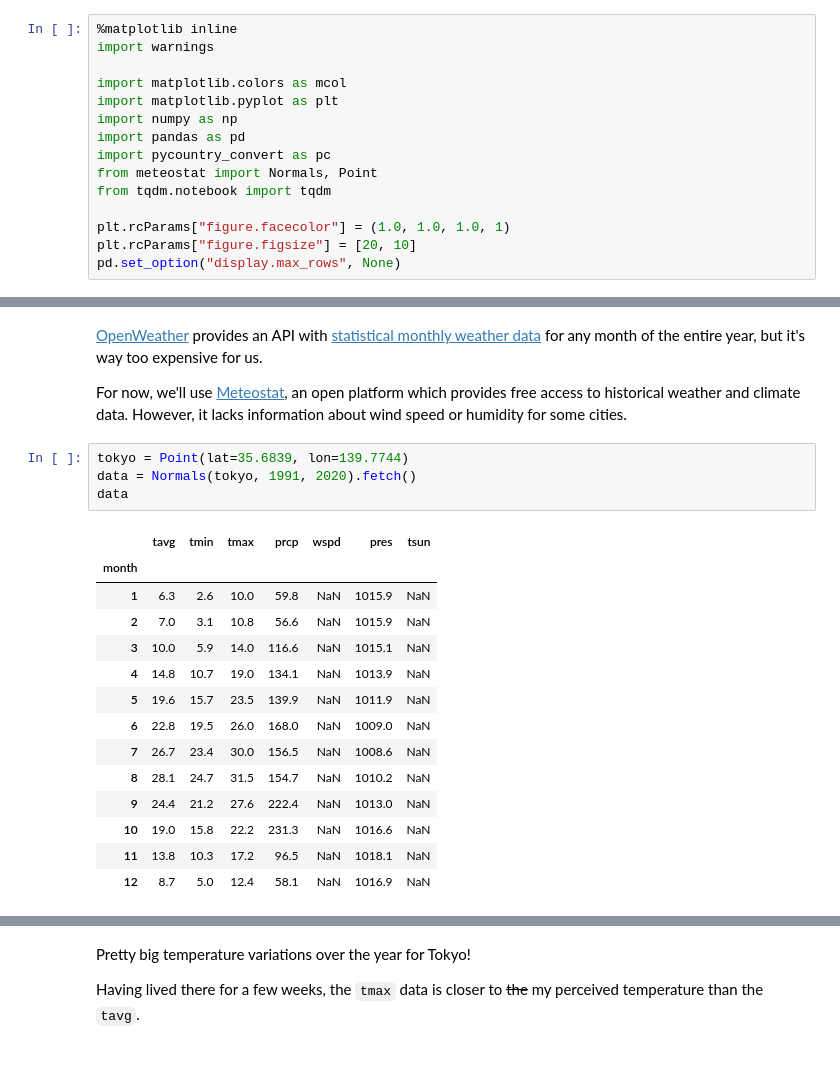
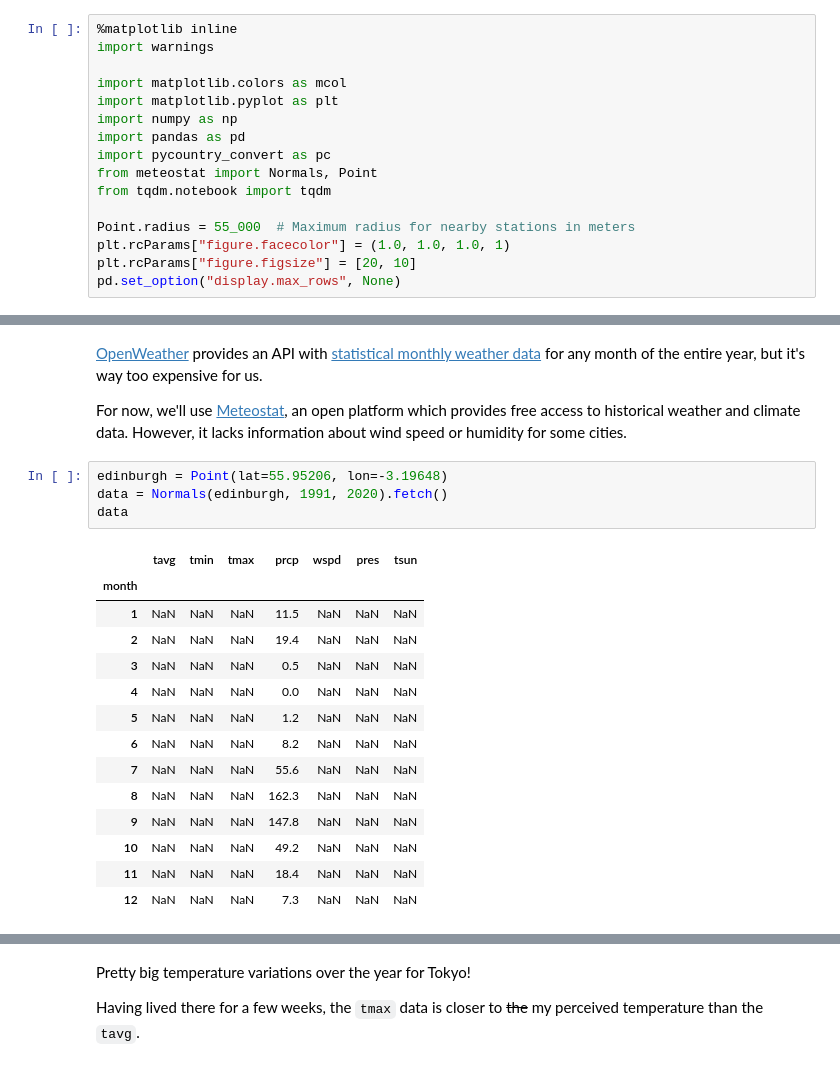
Before and after one commit to Jonas1312/cities-with-nice-weather, a Jupyter notebook: README.ipynb, the cells around one changed output, grey strips where cells are left out. Drawn from its saved outputs; the diff is of its cells as text.

```diff
--- a/README.ipynb
+++ b/README.ipynb
@@ -20,6 +20,7 @@ import pycountry_convert as pc
 from meteostat import Normals, Point
 from tqdm.notebook import tqdm
 
+Point.radius = 55_000  # Maximum radius for nearby stations in meters
 plt.rcParams["figure.facecolor"] = (1.0, 1.0, 1.0, 1)
 plt.rcParams["figure.figsize"] = [20, 10]
 pd.set_option("display.max_rows", None)
@@ -230,24 +231,24 @@ Only monthly statistics are needed since temperatures don't change significantly
 
 For now, we'll use [Meteostat](https://dev.meteostat.net/), an open platform which provides free access to historical weather and climate data. However, it lacks information about wind speed or humidity for some cities.
 # %%
-tokyo = Point(lat=35.6839, lon=139.7744)
-data = Normals(tokyo, 1991, 2020).fetch()
+edinburgh = Point(lat=55.95206, lon=-3.19648)
+data = Normals(edinburgh, 1991, 2020).fetch()
 data
 # %% [output]
 |  | tavg | tmin | tmax | prcp | wspd | pres | tsun |
 | month |  |  |  |  |  |  |  |
-| 1 | 6.3 | 2.6 | 10.0 | 59.8 | NaN | 1015.9 | NaN |
-| 2 | 7.0 | 3.1 | 10.8 | 56.6 | NaN | 1015.9 | NaN |
-| 3 | 10.0 | 5.9 | 14.0 | 116.6 | NaN | 1015.1 | NaN |
-| 4 | 14.8 | 10.7 | 19.0 | 134.1 | NaN | 1013.9 | NaN |
-| 5 | 19.6 | 15.7 | 23.5 | 139.9 | NaN | 1011.9 | NaN |
-| 6 | 22.8 | 19.5 | 26.0 | 168.0 | NaN | 1009.0 | NaN |
-| 7 | 26.7 | 23.4 | 30.0 | 156.5 | NaN | 1008.6 | NaN |
-| 8 | 28.1 | 24.7 | 31.5 | 154.7 | NaN | 1010.2 | NaN |
-| 9 | 24.4 | 21.2 | 27.6 | 222.4 | NaN | 1013.0 | NaN |
-| 10 | 19.0 | 15.8 | 22.2 | 231.3 | NaN | 1016.6 | NaN |
-| 11 | 13.8 | 10.3 | 17.2 | 96.5 | NaN | 1018.1 | NaN |
-| 12 | 8.7 | 5.0 | 12.4 | 58.1 | NaN | 1016.9 | NaN |
+| 1 | NaN | NaN | NaN | 11.5 | NaN | NaN | NaN |
+| 2 | NaN | NaN | NaN | 19.4 | NaN | NaN | NaN |
+| 3 | NaN | NaN | NaN | 0.5 | NaN | NaN | NaN |
+| 4 | NaN | NaN | NaN | 0.0 | NaN | NaN | NaN |
+| 5 | NaN | NaN | NaN | 1.2 | NaN | NaN | NaN |
+| 6 | NaN | NaN | NaN | 8.2 | NaN | NaN | NaN |
+| 7 | NaN | NaN | NaN | 55.6 | NaN | NaN | NaN |
+| 8 | NaN | NaN | NaN | 162.3 | NaN | NaN | NaN |
+| 9 | NaN | NaN | NaN | 147.8 | NaN | NaN | NaN |
+| 10 | NaN | NaN | NaN | 49.2 | NaN | NaN | NaN |
+| 11 | NaN | NaN | NaN | 18.4 | NaN | NaN | NaN |
+| 12 | NaN | NaN | NaN | 7.3 | NaN | NaN | NaN |
 # %%
 data.plot(y=["tavg", "tmin", "tmax"])
 plt.show()
```
Also changed, not shown: parts of 10 cells of this notebook.
